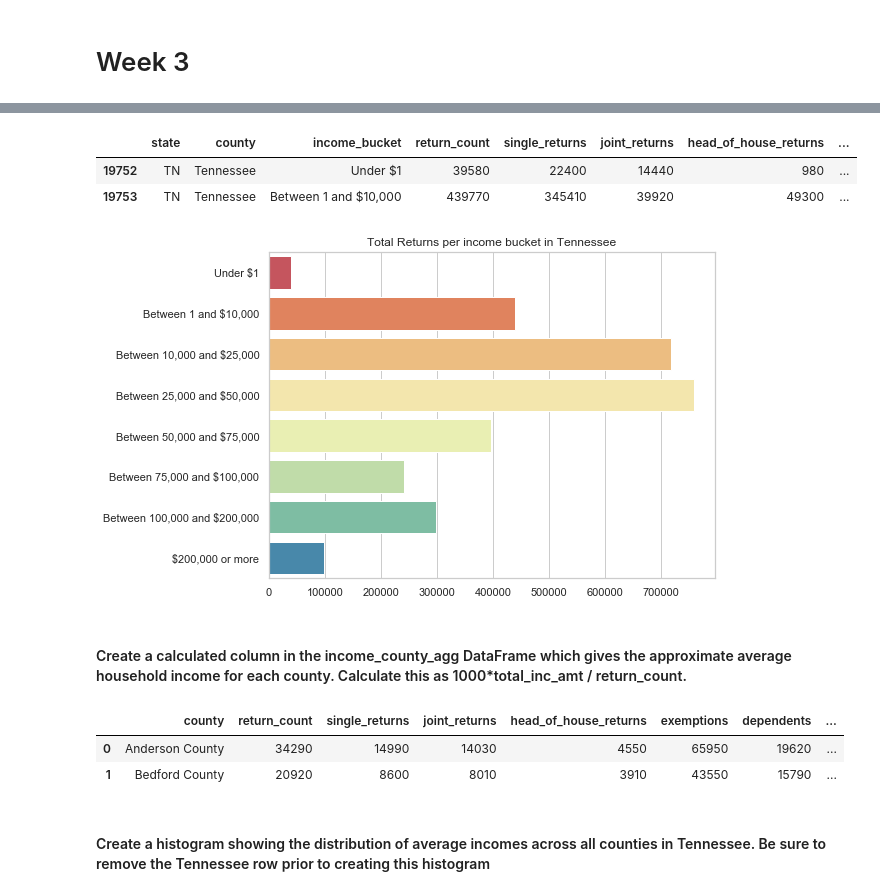
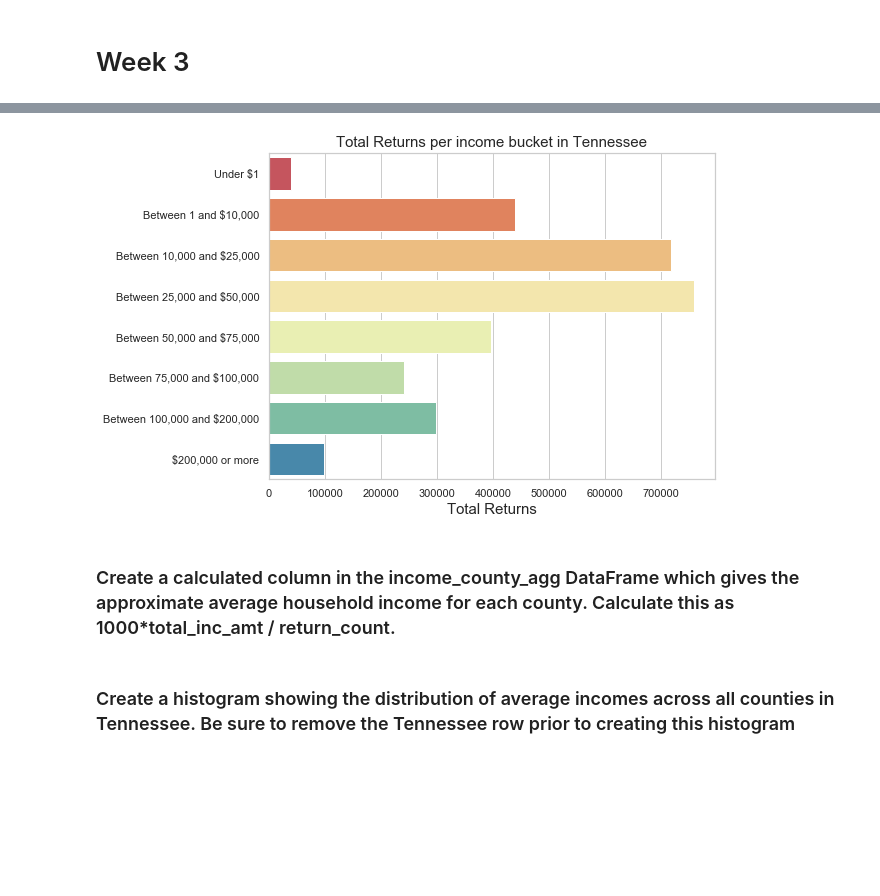
Before and after one commit to sara-ramirez/data-science-essentials-3, a Jupyter notebook: notebooks/session_assignments.ipynb, the cells around one changed output, grey strips where cells are left out. Cells and saved outputs as stored; diff of their text form; code cells hidden in the pictures; blank space fills up the shorter version.

```diff
--- a/notebooks/session_assignments.ipynb
+++ b/notebooks/session_assignments.ipynb
@@ -366,31 +308,19 @@ income_tn
 # %%
 income_tn_state = income_tn.loc[income_tn['county'] == 'Tennessee']
-# %%
-income_tn_state.head(2)
-# %% [output]
-|  | state | county | income_bucket | return_count | single_returns | joint_returns | head_of_house_returns | ... |
-| 19752 | TN | Tennessee | Under $1 | 39580 | 22400 | 14440 | 980 | ... |
-| 19753 | TN | Tennessee | Between 1 and $10,000 | 439770 | 345410 | 39920 | 49300 | ... |
 # %%
 plt.figure(figsize = (8, 6)) # width, height # from matlab
 sns.set(style="whitegrid")
 sns.barplot('return_count', 'income_bucket', data = income_tn_state, palette = "Spectral") # 'x', 'y', data, palette
-plt.xlabel('')
+plt.xlabel('Total Returns', fontsize=15)
 plt.ylabel('')
-plt.title('Total Returns per income bucket in Tennessee');
+plt.title('Total Returns per income bucket in Tennessee', fontsize=15);
 # %% [output]
-[figure, old version]
+[figure, new version]
 # %% [markdown]
-#### Create a calculated column in the income_county_agg DataFrame which gives the approximate average household income for each county. Calculate this as 1000*total_inc_amt / return_count.
+### Create a calculated column in the income_county_agg DataFrame which gives the approximate average household income for each county. Calculate this as 1000*total_inc_amt / return_count.
 # %%
 income_county_agg['approx_avg_income'] = 1000 * income_county_agg['total_inc_amt']/income_county_agg['return_count']
-# %%
-income_county_agg.head(2)
-# %% [output]
-|  | county | return_count | single_returns | joint_returns | head_of_house_returns | exemptions | dependents | ... |
-| 0 | Anderson County | 34290 | 14990 | 14030 | 4550 | 65950 | 19620 | ... |
-| 1 | Bedford County | 20920 | 8600 | 8010 | 3910 | 43550 | 15790 | ... |
 # %% [markdown]
-####  Create a histogram showing the distribution of average incomes across all counties in Tennessee. Be sure to remove the Tennessee row prior to creating this histogram
+###  Create a histogram showing the distribution of average incomes across all counties in Tennessee. Be sure to remove the Tennessee row prior to creating this histogram
 # %%
 data = income_county_agg.sort_values('approx_avg_income')
```
Also changed, not shown: parts of 31 cells of this notebook, 8 other files.
